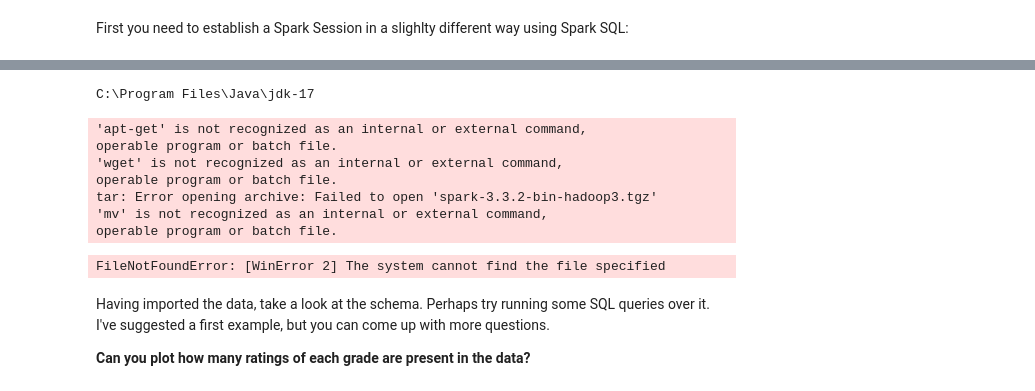
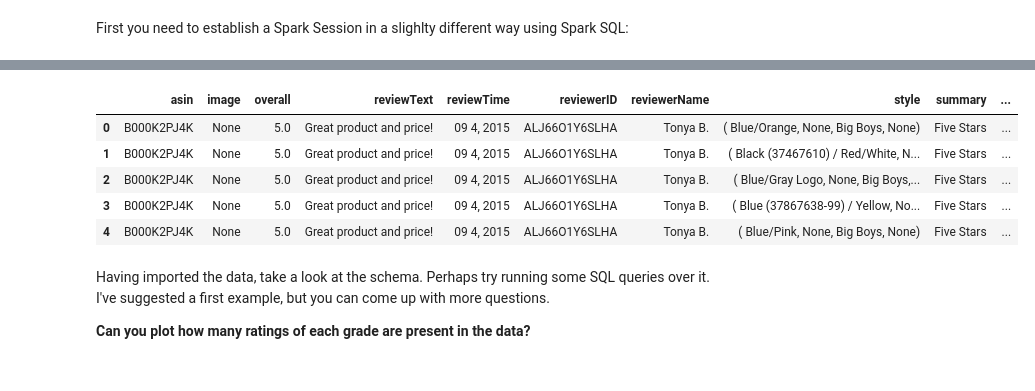
Before and after one commit to UoN-CS/lily_public, a Jupyter notebook: COMP3002 Task 1.ipynb, the cells around one changed output, grey strips where cells are left out. Cells and saved outputs as stored; diff of their text form; code cells hidden in the pictures.

```diff
--- a/COMP3002 Task 1.ipynb
+++ b/COMP3002 Task 1.ipynb
@@ -124,38 +83,0 @@ KeyboardInterrupt:
-# %%
-import os
-print(os.environ.get("JAVA_HOME"))
-# %% [output]
-C:\Program Files\Java\jdk-17
-# %%
-# --- Install Java & Spark ---
-!apt-get install openjdk-11-jdk -qq
-!wget -q https://archive.apache.org/dist/spark/spark-3.3.2/spark-3.3.2-bin-hadoop3.tgz
-!tar xf spark-3.3.2-bin-hadoop3.tgz
-!mv spark-3.3.2-bin-hadoop3 /usr/local/spark
-
-# --- Set environment variables ---
-import os
-os.environ["JAVA_HOME"] = "/usr/lib/jvm/java-11-openjdk-amd64"
-os.environ["SPARK_HOME"] = "/usr/local/spark"
-os.environ["PATH"] += ":/usr/local/spark/bin"
-
-# --- Install PySpark helper ---
-!pip install -q findspark
-
-# --- Initialize Spark ---
-import findspark
-findspark.init()
-
-from pyspark.sql import SparkSession
-spark = SparkSession.builder.master("local[*]").appName("ColabPySpark").getOrCreate()
-
-print("Spark version:", spark.version)
-# %% [output]
-'apt-get' is not recognized as an internal or external command,
-operable program or batch file.
-'wget' is not recognized as an internal or external command,
-operable program or batch file.
-tar: Error opening archive: Failed to open 'spark-3.3.2-bin-hadoop3.tgz'
-'mv' is not recognized as an internal or external command,
-operable program or batch file.
-FileNotFoundError: [WinError 2] The system cannot find the file specified
@@ -165,3 +84,14 @@ df = spark.read.json("data/reviews.json")
+# %%
+df = spark.read.json("zdat3002-coursework-1-2025-lilyrobinsn/data/reviews.json")
+
+display(df.limit(5).toPandas())
+# %% [output]
+|  | asin | image | overall | reviewText | reviewTime | reviewerID | reviewerName | style | summary | ... |
+| 0 | B000K2PJ4K | None | 5.0 | Great product and price! | 09 4, 2015 | ALJ66O1Y6SLHA | Tonya B. | ( Blue/Orange, None, Big Boys, None) | Five Stars | ... |
+| 1 | B000K2PJ4K | None | 5.0 | Great product and price! | 09 4, 2015 | ALJ66O1Y6SLHA | Tonya B. | ( Black (37467610) / Red/White, N... | Five Stars | ... |
+| 2 | B000K2PJ4K | None | 5.0 | Great product and price! | 09 4, 2015 | ALJ66O1Y6SLHA | Tonya B. | ( Blue/Gray Logo, None, Big Boys,... | Five Stars | ... |
+| 3 | B000K2PJ4K | None | 5.0 | Great product and price! | 09 4, 2015 | ALJ66O1Y6SLHA | Tonya B. | ( Blue (37867638-99) / Yellow, No... | Five Stars | ... |
+| 4 | B000K2PJ4K | None | 5.0 | Great product and price! | 09 4, 2015 | ALJ66O1Y6SLHA | Tonya B. | ( Blue/Pink, None, Big Boys, None) | Five Stars | ... |
 # %% [markdown]
 Having imported the data, take a look at the schema.  Perhaps try running some SQL queries over it.  I've suggested a first example, but you can come up with more questions.
 
```
Also changed, not shown: parts of 10 cells of this notebook.
